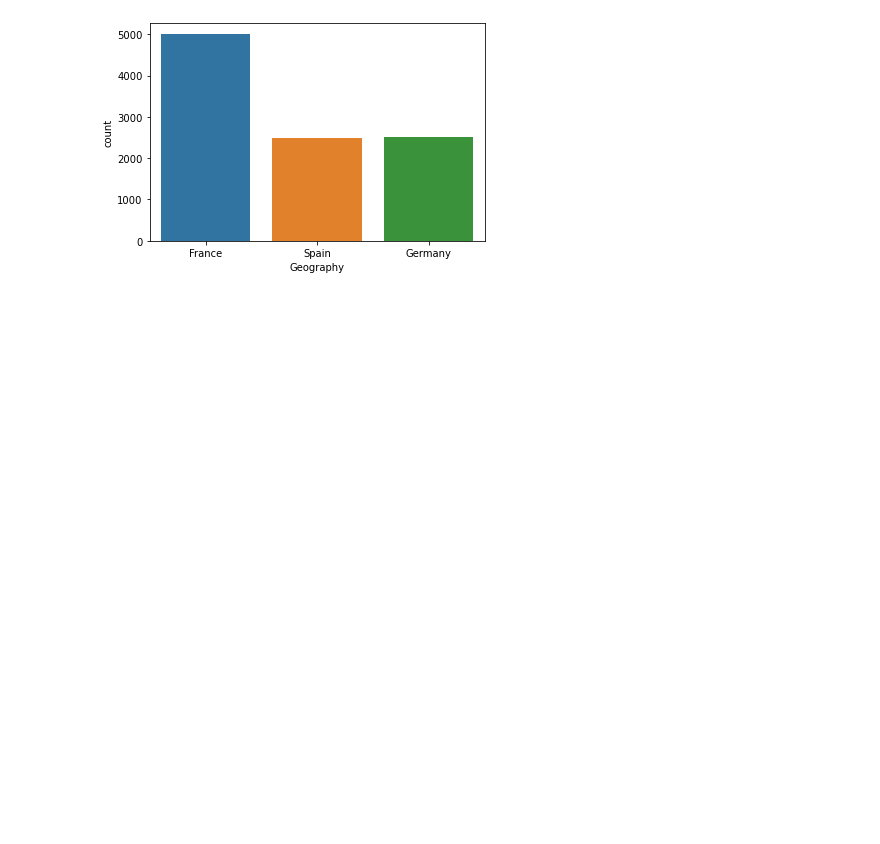
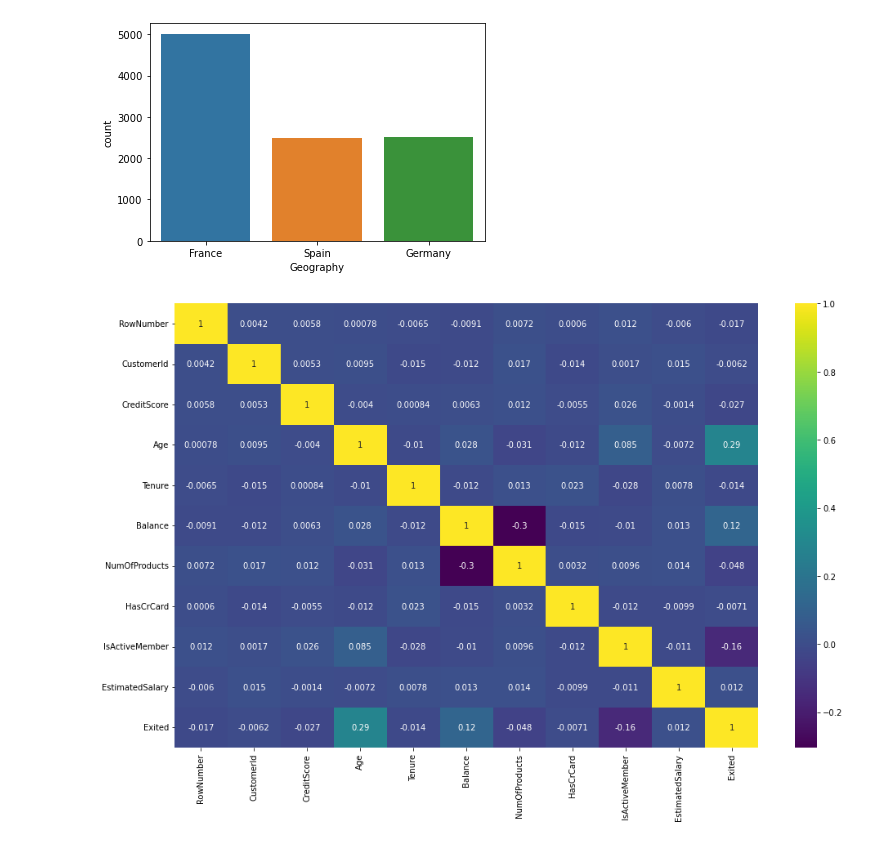
Before and after one commit to umutarsln/bank-churn-analysis, a Jupyter notebook: main.ipynb, the cells around one changed output. Cells and saved outputs as stored; diff of their text form; code cells hidden in the pictures; blank space fills up the shorter version.

```diff
--- a/main.ipynb
+++ b/main.ipynb
@@ -101,3 +85,8 @@ sns.countplot(x = 'Geography', data=df)
 # %% [output]
 <AxesSubplot:xlabel='Geography', ylabel='count'>
 [figure]
+# %%
+plt.figure(figsize=[16,10])
+sns.heatmap(df.corr(), cmap="viridis", annot=True);
+# %% [output]
+[figure, added]
```
Also changed, not shown: parts of 32 cells of this notebook.
